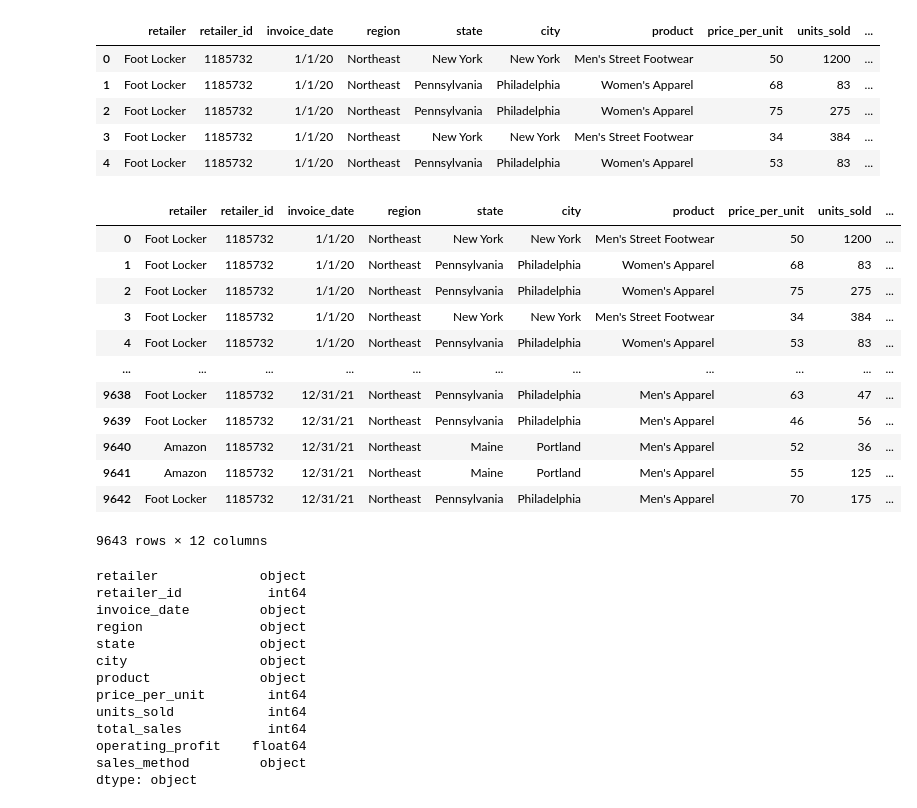
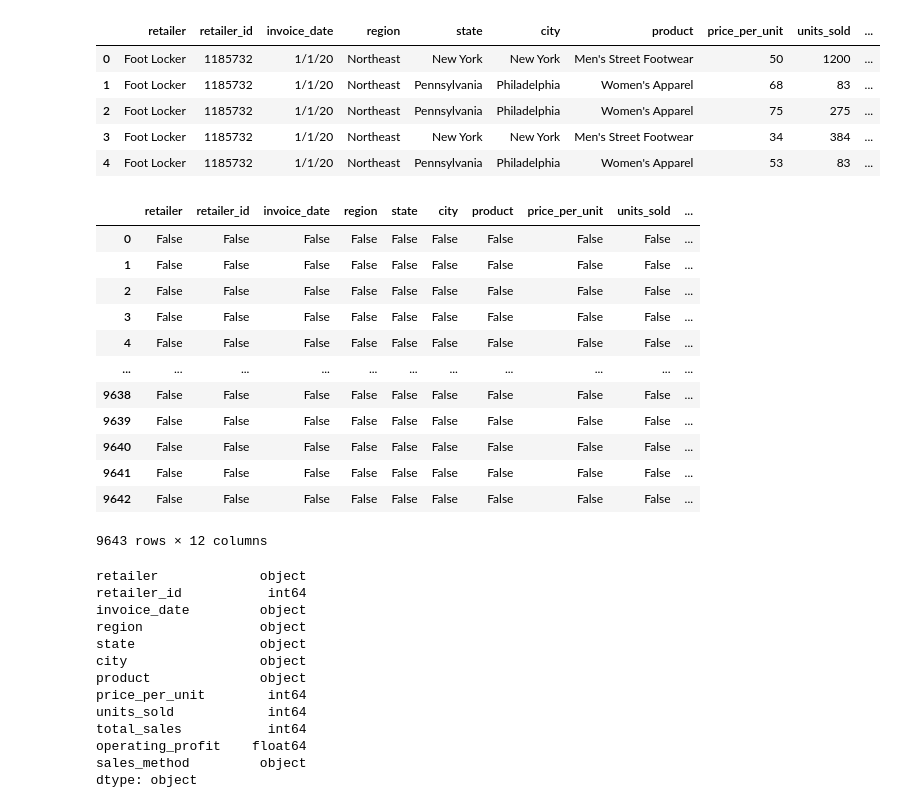
Before and after one commit to bmckimmy/athletic_sales_analysis, a Jupyter notebook: M5_Starter_Code/athletic_sales_analysis_starter_code.ipynb, the cells around one changed output. Cells and saved outputs as stored; diff of their text form; code cells hidden in the pictures.

```diff
--- a/M5_Starter_Code/athletic_sales_analysis_starter_code.ipynb
+++ b/M5_Starter_Code/athletic_sales_analysis_starter_code.ipynb
@@ -68,7 +82,11 @@ dtype: object
 #### Combine the sales data by rows.
 # %%
 # Combine the 2020 and 2021 sales DataFrames on the rows and reset the index.
-all_sales_data = pd.concat([athletic_sales_2020_data, athletic_sales_2021_data], axis="rows", join="inner")
+all_sales_data = pd.concat([athletic_sales_2020_data,
+                            athletic_sales_2021_data],
+                            axis="rows",
+                            join="inner")
+
 all_sales_data = all_sales_data.reset_index(drop=True)
 all_sales_data.head()
 # %% [output]
@@ -80,21 +98,21 @@ all_sales_data.head()
 | 4 | Foot Locker | 1185732 | 1/1/20 | Northeast | Pennsylvania | Philadelphia | Women's Apparel | 53 | 83 | ... |
 # %%
 # Check if any values are null.
-all_sales_data.isnull()
-all_sales_data
+null_values = all_sales_data.isnull()
+null_values
 # %% [output]
 |  | retailer | retailer_id | invoice_date | region | state | city | product | price_per_unit | units_sold | ... |
-| 0 | Foot Locker | 1185732 | 1/1/20 | Northeast | New York | New York | Men's Street Footwear | 50 | 1200 | ... |
-| 1 | Foot Locker | 1185732 | 1/1/20 | Northeast | Pennsylvania | Philadelphia | Women's Apparel | 68 | 83 | ... |
-| 2 | Foot Locker | 1185732 | 1/1/20 | Northeast | Pennsylvania | Philadelphia | Women's Apparel | 75 | 275 | ... |
-| 3 | Foot Locker | 1185732 | 1/1/20 | Northeast | New York | New York | Men's Street Footwear | 34 | 384 | ... |
-| 4 | Foot Locker | 1185732 | 1/1/20 | Northeast | Pennsylvania | Philadelphia | Women's Apparel | 53 | 83 | ... |
+| 0 | False | False | False | False | False | False | False | False | False | ... |
+| 1 | False | False | False | False | False | False | False | False | False | ... |
+| 2 | False | False | False | False | False | False | False | False | False | ... |
+| 3 | False | False | False | False | False | False | False | False | False | ... |
+| 4 | False | False | False | False | False | False | False | False | False | ... |
 | ... | ... | ... | ... | ... | ... | ... | ... | ... | ... | ... |
-| 9638 | Foot Locker | 1185732 | 12/31/21 | Northeast | Pennsylvania | Philadelphia | Men's Apparel | 63 | 47 | ... |
-| 9639 | Foot Locker | 1185732 | 12/31/21 | Northeast | Pennsylvania | Philadelphia | Men's Apparel | 46 | 56 | ... |
-| 9640 | Amazon | 1185732 | 12/31/21 | Northeast | Maine | Portland | Men's Apparel | 52 | 36 | ... |
-| 9641 | Amazon | 1185732 | 12/31/21 | Northeast | Maine | Portland | Men's Apparel | 55 | 125 | ... |
-| 9642 | Foot Locker | 1185732 | 12/31/21 | Northeast | Pennsylvania | Philadelphia | Men's Apparel | 70 | 175 | ... |
+| 9638 | False | False | False | False | False | False | False | False | False | ... |
+| 9639 | False | False | False | False | False | False | False | False | False | ... |
+| 9640 | False | False | False | False | False | False | False | False | False | ... |
+| 9641 | False | False | False | False | False | False | False | False | False | ... |
+| 9642 | False | False | False | False | False | False | False | False | False | ... |
 9643 rows × 12 columns
 # %%
 # Check the data type of each column
```
Also changed, not shown: parts of 15 cells of this notebook.
